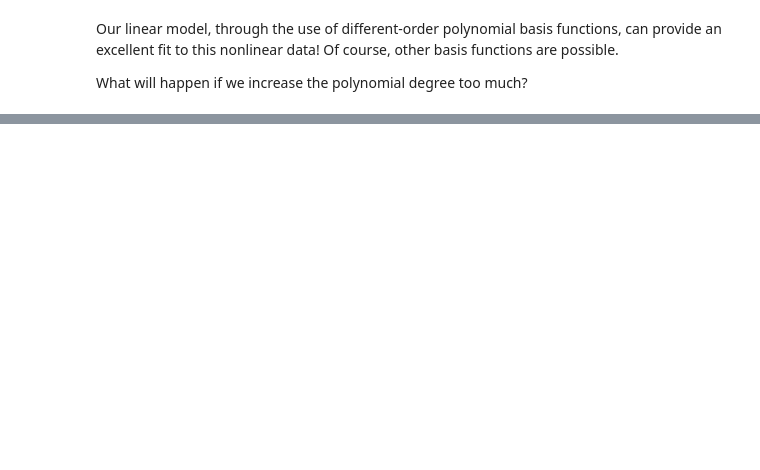
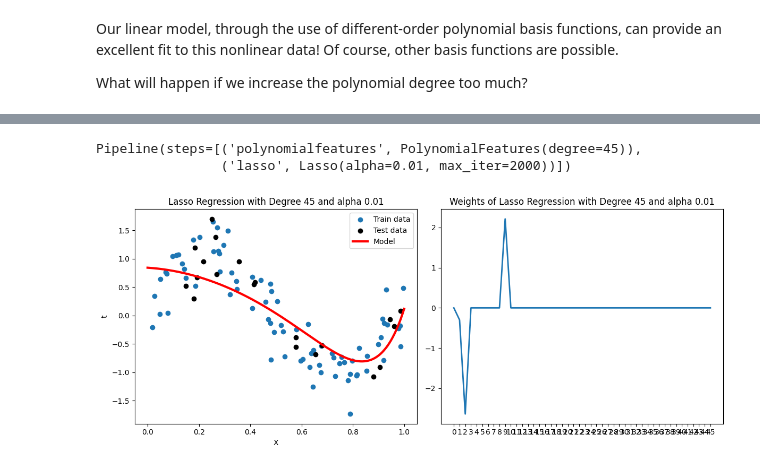
Before and after one commit to LeonardoSaccotelli/Machine-Learning-Collection-Lab, a Jupyter notebook: Machine-Learning-Lab/3-Linear-Models/3.0-Linear-Regression.ipynb, the cells around one changed output, grey strips where cells are left out. Drawn from its saved outputs; the diff is of its cells as text; code cells hidden in the pictures; blank space fills up the shorter version.

```diff
--- a/Machine-Learning-Lab/3-Linear-Models/3.0-Linear-Regression.ipynb
+++ b/Machine-Learning-Lab/3-Linear-Models/3.0-Linear-Regression.ipynb
@@ -271,0 +378,36 @@ The introduction of basis functions into our linear regression makes the model m
+# %%
+degree = 45
+alpha = 0.01
+max_iter = 2000
+# %%
+from sklearn.linear_model import Lasso
+lasso_model = make_pipeline(PolynomialFeatures(degree), Lasso(alpha=alpha, max_iter=max_iter))
+lasso_model.fit(X_train[:, np.newaxis], t_train)
+# %% [output]
+Pipeline(steps=[('polynomialfeatures', PolynomialFeatures(degree=45)),
+                ('lasso', Lasso(alpha=0.01, max_iter=2000))])
+# %%
+X_plot = np.linspace(0, 1, 1000)
+y_plot = lasso_model.predict(X_plot[:, np.newaxis])
+# %%
+plt.figure(figsize=(12, 5))
+plt.subplot(1, 2, 1)
+plt.scatter(X_train, t_train, marker='o')
+plt.scatter(X_test, t_test, marker='o', color='k')
+plt.plot(X_plot, y_plot, color='red', linewidth=3)
+plt.xlabel("X")
+plt.ylabel("t")
+plt.legend(['Train data', 'Test data', 'Model'], loc='best')
+plt.title(f"Lasso Regression with Degree {degree} and alpha {alpha}")
+
+plt.subplot(1, 2, 2)
+weights = lasso_model['lasso'].coef_
+num_weights = len(weights)
+plt.plot(weights, linewidth=2)
+plt.xticks(np.arange(0, num_weights, step=1))
+plt.title(f"Weights of Lasso Regression with Degree {degree} and alpha {alpha}")
+
+plt.tight_layout()
+plt.show()
+# %% [output]
+[figure, added]
```
Also changed, not shown: parts of 19 cells of this notebook.
